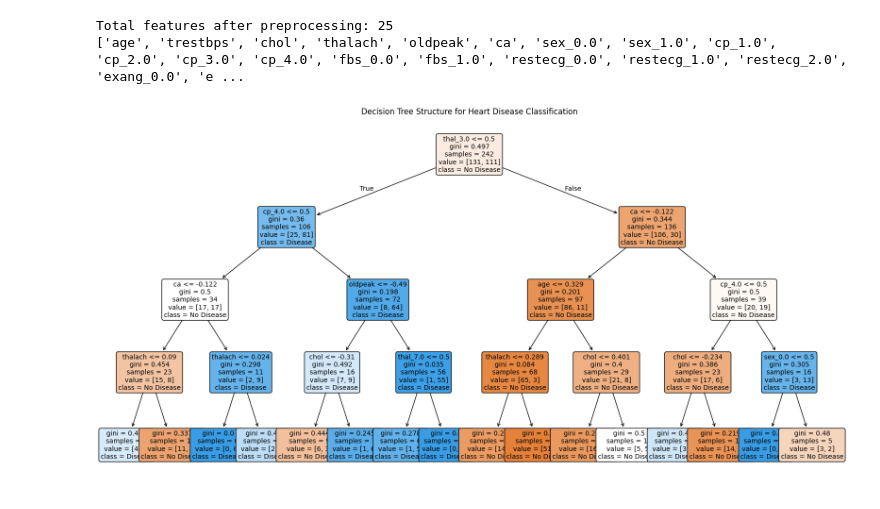
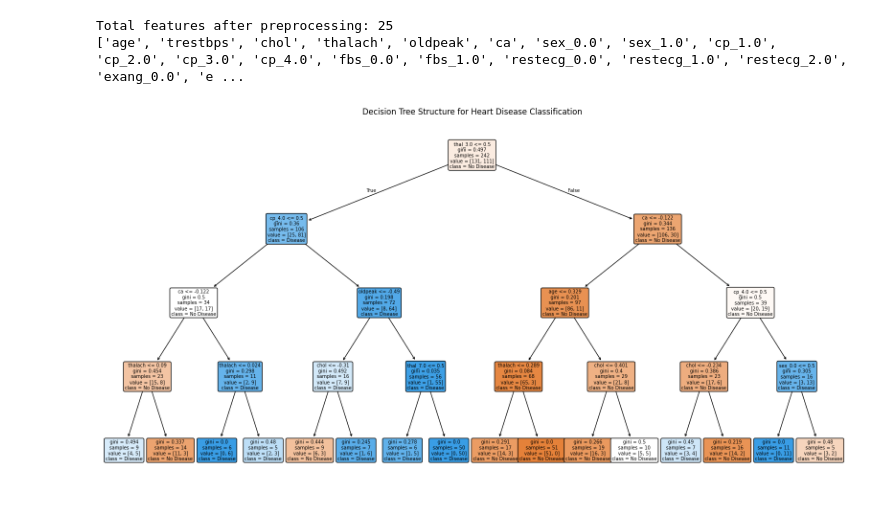
Before and after one commit to bookwork123/MachineLearning, a Jupyter notebook: HW4/heart_disease_classification.ipynb, the cells around one changed output. Drawn from its saved outputs; the diff is of its cells as text; code cells hidden in the pictures.

```diff
--- a/HW4/heart_disease_classification.ipynb
+++ b/HW4/heart_disease_classification.ipynb
@@ -440,15 +440,15 @@ Total features after preprocessing: 25
 # %%
 # Plot the trained decision tree
 plt.figure(figsize=(20, 10))
 plot_tree(
     dt_clf.named_steps['dt'],
     feature_names=all_feature_names,
     class_names=['No Disease', 'Disease'],
     filled=True,
     rounded=True,
-    fontsize=10
+    fontsize=7
 )
 plt.title("Decision Tree Structure for Heart Disease Classification")
 plt.show()
 # %% [output]
-[figure, old version]
+[figure, new version]
```
